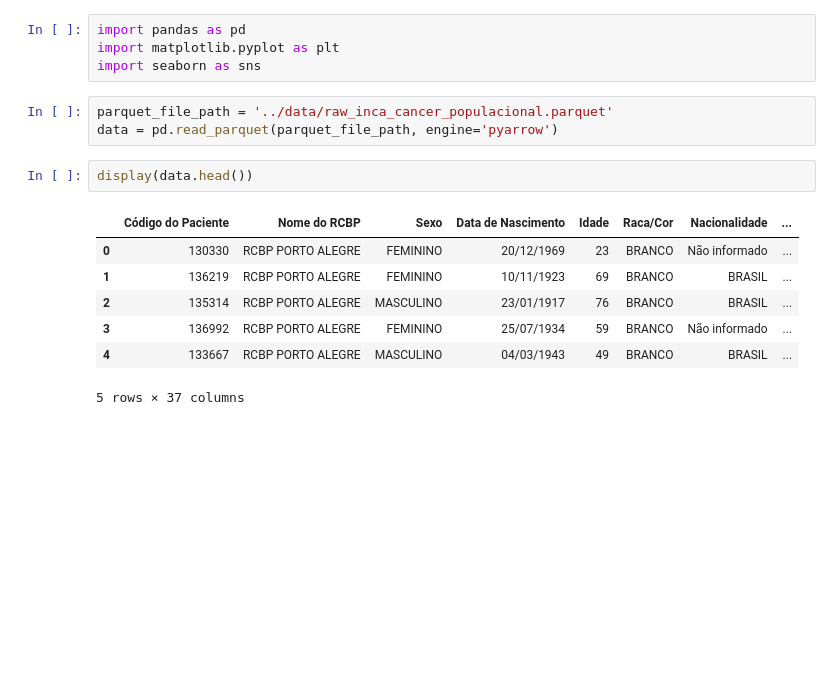
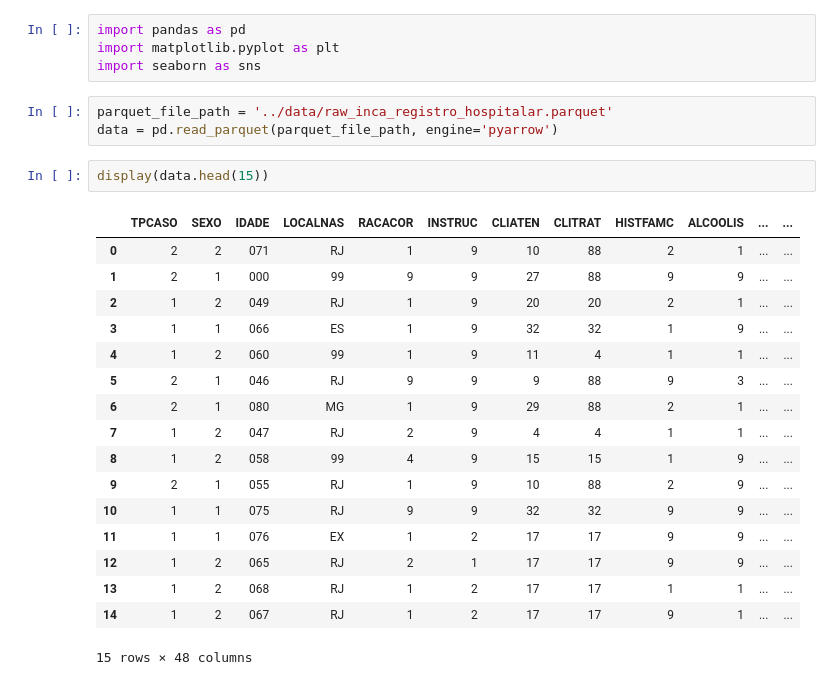
Before and after one commit to Data-Squad-ML/cancer_survival_prediction, a Jupyter notebook: src/cancer_brasil.ipynb, the cells around one changed output. Saved outputs shown, nothing was run; the diff lists cells and outputs as text; blank space fills up the shorter version.

```diff
--- a/src/cancer_brasil.ipynb
+++ b/src/cancer_brasil.ipynb
@@ -3,15 +3,25 @@ import pandas as pd
 import matplotlib.pyplot as plt
 import seaborn as sns
 # %%
-parquet_file_path = '../data/raw_inca_cancer_populacional.parquet'
+parquet_file_path = '../data/raw_inca_registro_hospitalar.parquet'
 data = pd.read_parquet(parquet_file_path, engine='pyarrow')
 # %%
-display(data.head())
+display(data.head(15))
 # %% [output]
-|  | Código do Paciente | Nome do RCBP | Sexo | Data de Nascimento | Idade | Raca/Cor | Nacionalidade | ... |
-| 0 | 130330 | RCBP PORTO ALEGRE | FEMININO | 20/12/1969 | 23 | BRANCO | Não informado | ... |
-| 1 | 136219 | RCBP PORTO ALEGRE | FEMININO | 10/11/1923 | 69 | BRANCO | BRASIL | ... |
-| 2 | 135314 | RCBP PORTO ALEGRE | MASCULINO | 23/01/1917 | 76 | BRANCO | BRASIL | ... |
-| 3 | 136992 | RCBP PORTO ALEGRE | FEMININO | 25/07/1934 | 59 | BRANCO | Não informado | ... |
-| 4 | 133667 | RCBP PORTO ALEGRE | MASCULINO | 04/03/1943 | 49 | BRANCO | BRASIL | ... |
+|  | TPCASO | SEXO | IDADE | LOCALNAS | RACACOR | INSTRUC | CLIATEN | CLITRAT | HISTFAMC | ALCOOLIS | ... | ... |
+| 0 | 2 | 2 | 071 | RJ | 1 | 9 | 10 | 88 | 2 | 1 | ... | ... |
+| 1 | 2 | 1 | 000 | 99 | 9 | 9 | 27 | 88 | 9 | 9 | ... | ... |
+| 2 | 1 | 2 | 049 | RJ | 1 | 9 | 20 | 20 | 2 | 1 | ... | ... |
+| 3 | 1 | 1 | 066 | ES | 1 | 9 | 32 | 32 | 1 | 9 | ... | ... |
+| 4 | 1 | 2 | 060 | 99 | 1 | 9 | 11 | 4 | 1 | 1 | ... | ... |
+| 5 | 2 | 1 | 046 | RJ | 9 | 9 | 9 | 88 | 9 | 3 | ... | ... |
+| 6 | 2 | 1 | 080 | MG | 1 | 9 | 29 | 88 | 2 | 1 | ... | ... |
+| 7 | 1 | 2 | 047 | RJ | 2 | 9 | 4 | 4 | 1 | 1 | ... | ... |
+| 8 | 1 | 2 | 058 | 99 | 4 | 9 | 15 | 15 | 1 | 9 | ... | ... |
+| 9 | 2 | 1 | 055 | RJ | 1 | 9 | 10 | 88 | 2 | 9 | ... | ... |
+| 10 | 1 | 1 | 075 | RJ | 9 | 9 | 32 | 32 | 9 | 9 | ... | ... |
+| 11 | 1 | 1 | 076 | EX | 1 | 2 | 17 | 17 | 9 | 9 | ... | ... |
+| 12 | 1 | 2 | 065 | RJ | 2 | 1 | 17 | 17 | 9 | 9 | ... | ... |
+| 13 | 1 | 2 | 068 | RJ | 1 | 2 | 17 | 17 | 1 | 1 | ... | ... |
+| 14 | 1 | 2 | 067 | RJ | 1 | 2 | 17 | 17 | 9 | 1 | ... | ... |
-5 rows × 37 columns
+15 rows × 48 columns
```
Also changed, not shown: parts of 6 cells of this notebook, 3 other files.
